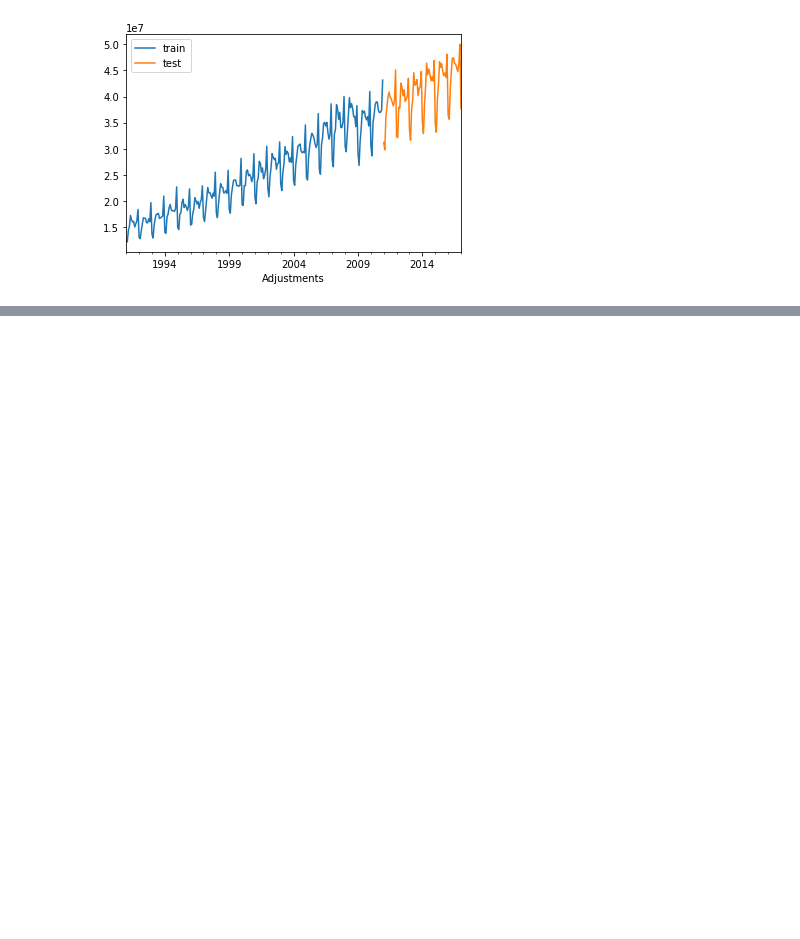
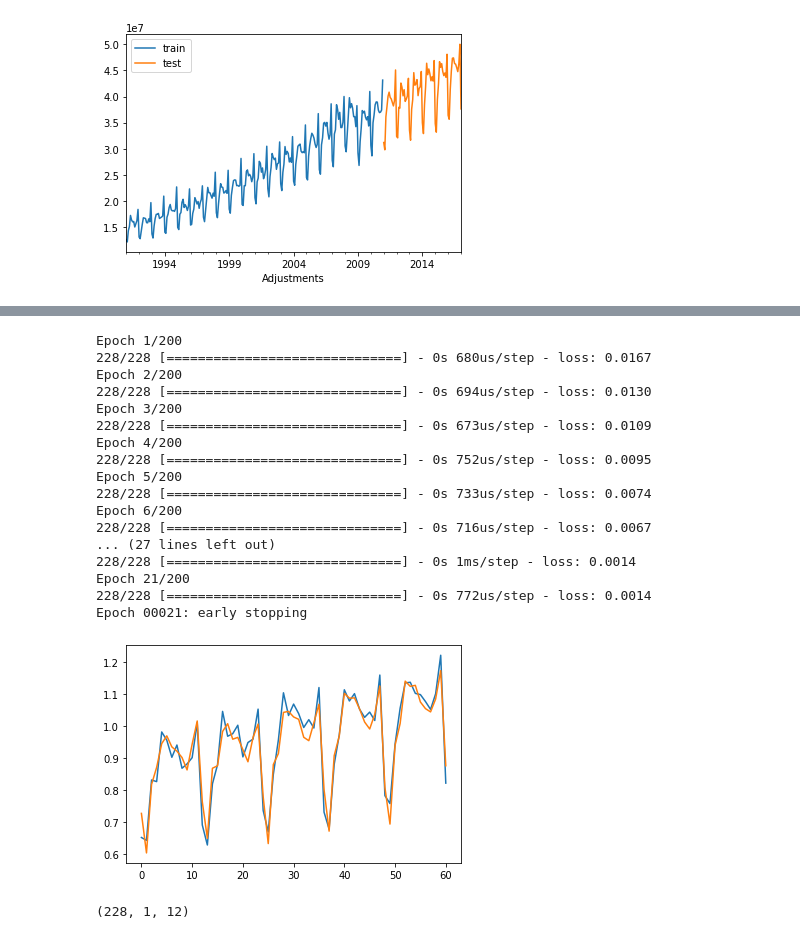
Before and after one commit to rparthas/data, a Jupyter notebook: ML/rnn.ipynb, the cells around one changed output, grey strips where cells are left out. Saved outputs shown, nothing was run; the diff lists cells and outputs as text; code cells hidden in the pictures; blank space fills up the shorter version.

```diff
--- a/ML/rnn.ipynb
+++ b/ML/rnn.ipynb
@@ -109,0 +172,5 @@ plt.plot(y_pred)
+# %%
+X_train = train_scaled.dropna().drop('scaled',axis=1)
+y_train = train_scaled.dropna()[['scaled']]
+X_test = test_scaled.dropna().drop('scaled',axis=1)
+y_test = test_scaled.dropna()[['scaled']]
@@ -109,0 +194,12 @@ plt.plot(y_pred)
+# %%
+X_train = X_train.values
+X_test= X_test.values
+
+y_train = y_train.values
+y_test = y_test.values
+# %%
+model = Sequential()
+model.add(Dense(12,input_dim=12,activation='relu'))
+model.add(Dense(1))
+model.compile(loss='mean_squared_error',optimizer='adam')
+print(model.summary())
@@ -109,0 +220,21 @@ plt.plot(y_pred)
+# %%
+predict(model,X_train,X_test,y_train,y_test,1)
+# %% [output]
+Epoch 1/200
+228/228 [==============================] - 0s 680us/step - loss: 0.0167
+Epoch 2/200
+228/228 [==============================] - 0s 694us/step - loss: 0.0130
+Epoch 3/200
+228/228 [==============================] - 0s 673us/step - loss: 0.0109
+Epoch 4/200
+228/228 [==============================] - 0s 752us/step - loss: 0.0095
+Epoch 5/200
+228/228 [==============================] - 0s 733us/step - loss: 0.0074
+Epoch 6/200
+228/228 [==============================] - 0s 716us/step - loss: 0.0067
+... (27 lines left out)
+228/228 [==============================] - 0s 1ms/step - loss: 0.0014
+Epoch 21/200
+228/228 [==============================] - 0s 772us/step - loss: 0.0014
+Epoch 00021: early stopping
+[figure, added]
@@ -109,0 +244,4 @@ plt.plot(y_pred)
+# %%
+X_train_t.shape
+# %% [output]
+(228, 1, 12)
```
Also changed, not shown: parts of 18 cells of this notebook.
